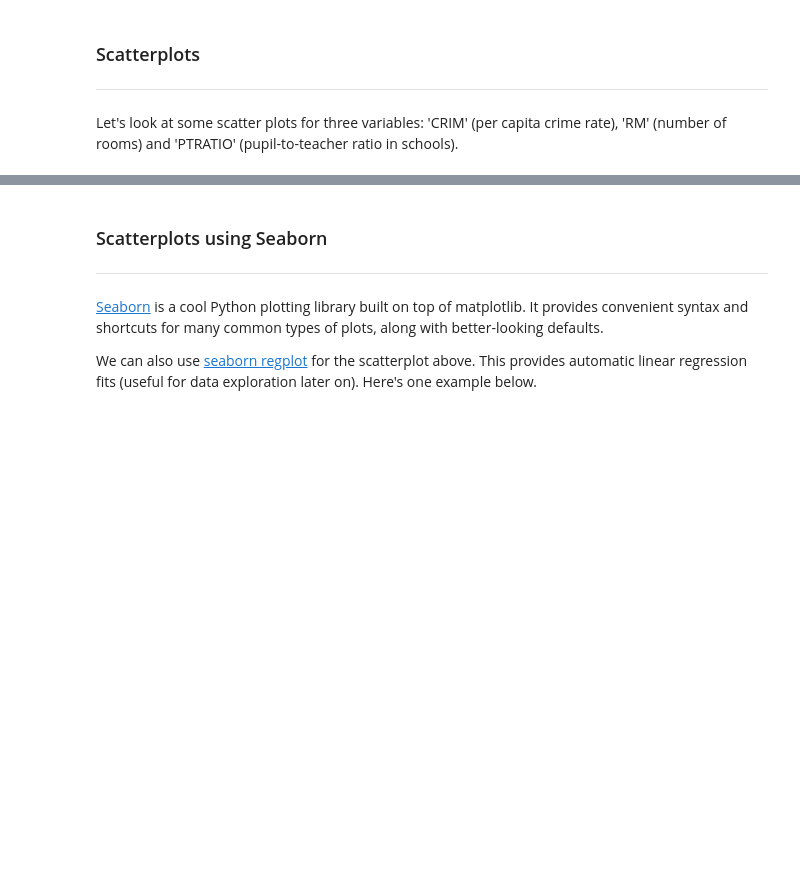
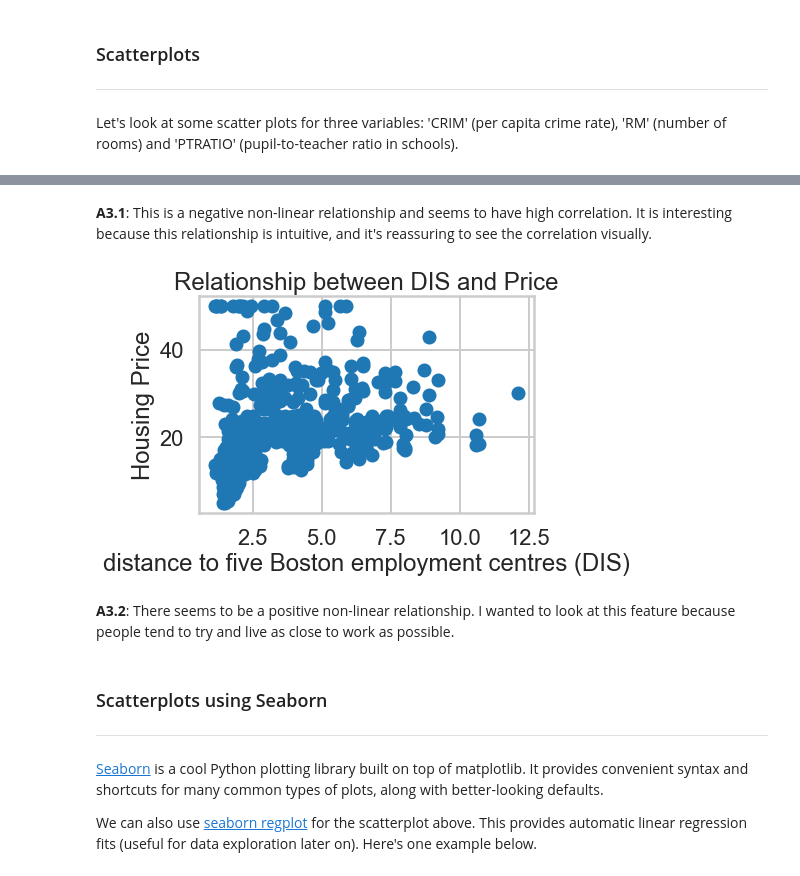
Before and after one commit to jennyrhee/springboard, a Jupyter notebook: linear_regression/linear-regression.ipynb, the cells around one changed output, grey strips where cells are left out. Drawn from its saved outputs; the diff is of its cells as text; code cells hidden in the pictures; blank space fills up the shorter version.

```diff
--- a/linear_regression/linear-regression.ipynb
+++ b/linear_regression/linear-regression.ipynb
@@ -227,3 +307,14 @@ plt.title("Relationship between CRIM and Price")
+# %% [markdown]
+**A3.1**: This is a negative non-linear relationship and seems to have high correlation. It is interesting because this relationship is intuitive, and it's reassuring to see the correlation visually.
+# %%
+plt.scatter(bos.DIS, bos.PRICE)
+plt.xlabel("distance to five Boston employment centres (DIS)")
+plt.ylabel("Housing Price")
+plt.title("Relationship between DIS and Price");
+# %% [output]
+[figure, added]
+# %% [markdown]
+**A3.2**: There seems to be a positive non-linear relationship. I wanted to look at this feature because people tend to try and live as close to work as possible.
 # %% [markdown]
 ### Scatterplots using Seaborn
 ***
```
Also changed, not shown: parts of 110 cells of this notebook.
